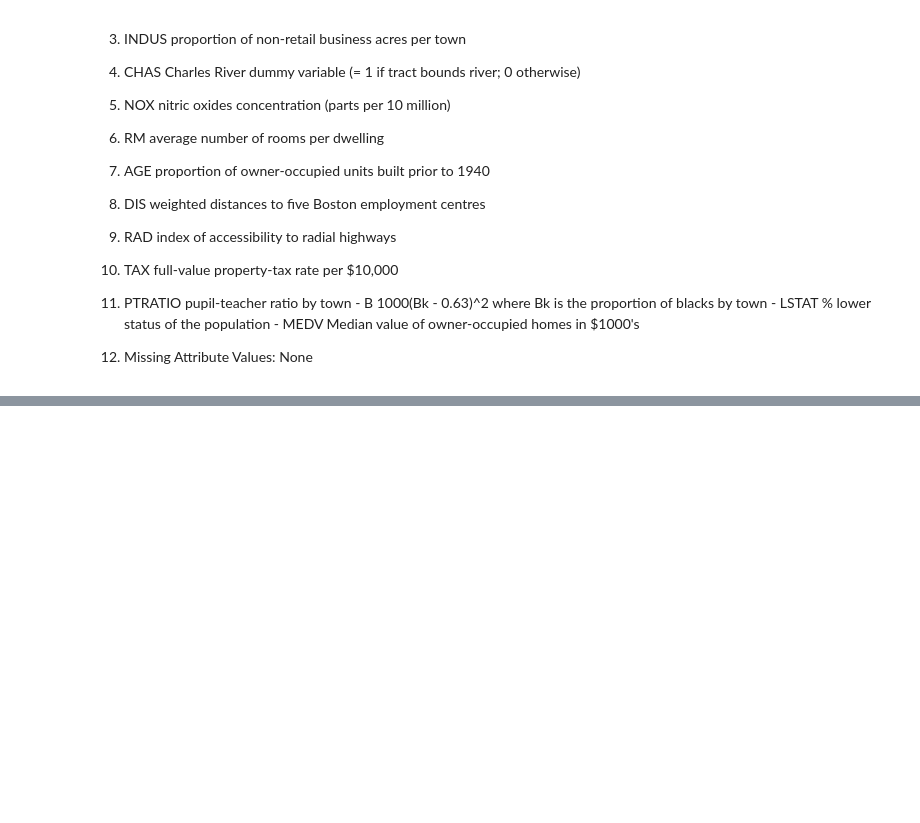
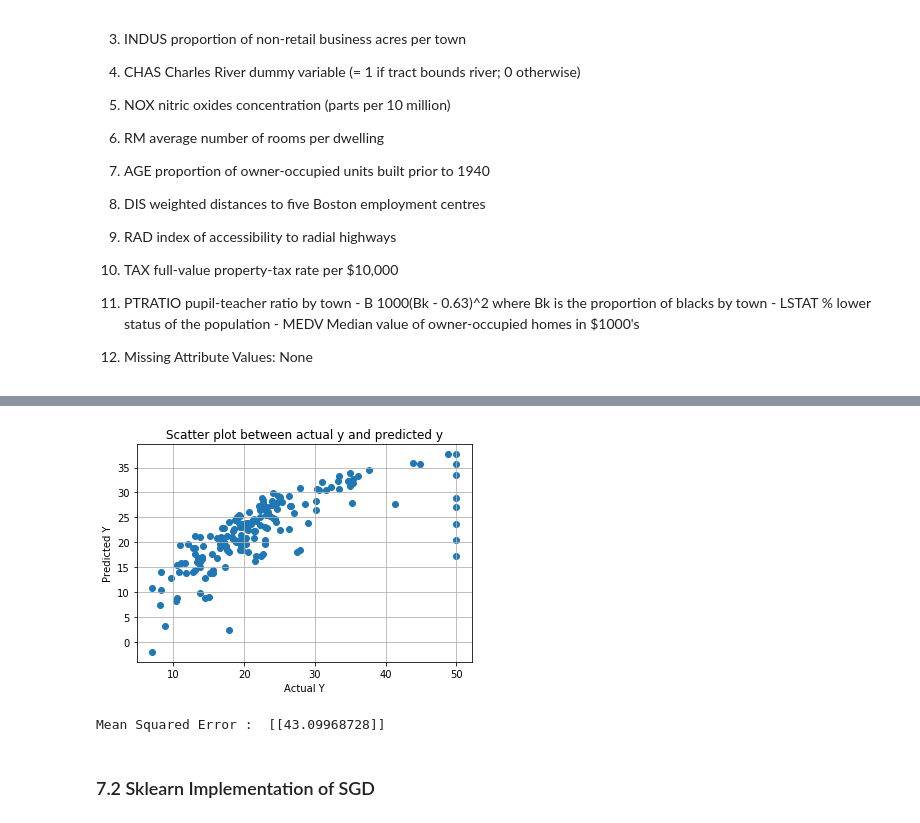
Before and after one commit to rajeev71/Machine-Learning-Project, a Jupyter notebook: 6. Implement SGD For Linear Regression/Assignment-6 - Implement_SGD_For_Linear-Regression.ipynb, the cells around one changed output, grey strips where cells are left out. Cells and saved outputs as stored; diff of their text form; code cells hidden in the pictures; blank space fills up the shorter version.

```diff
--- a/6. Implement SGD For Linear Regression/Assignment-6 - Implement_SGD_For_Linear-Regression.ipynb
+++ b/6. Implement SGD For Linear Regression/Assignment-6 - Implement_SGD_For_Linear-Regression.ipynb
@@ -175,0 +235,2 @@ def plot_auc_roc(model,X_train,X_test,y_train,y_test):
+# %%
+Y_Pred_M =Predict(np.asmatrix(X_test),weight_M,b_M)
@@ -175,0 +241,10 @@ def plot_auc_roc(model,X_train,X_test,y_train,y_test):
+# %%
+Plot(Y_test,Y_Pred_M)
+# %% [output]
+[figure, added]
+# %%
+print("Mean Squared Error : ",cost_function(b_M,weight_M,np.asmatrix(X_test), np.asmatrix(Y_test)))
+# %% [output]
+Mean Squared Error :  [[43.09968728]]
+# %% [markdown]
+### 7.2 Sklearn Implementation of SGD
```
Also changed, not shown: parts of 105 cells of this notebook, 1 other file.
